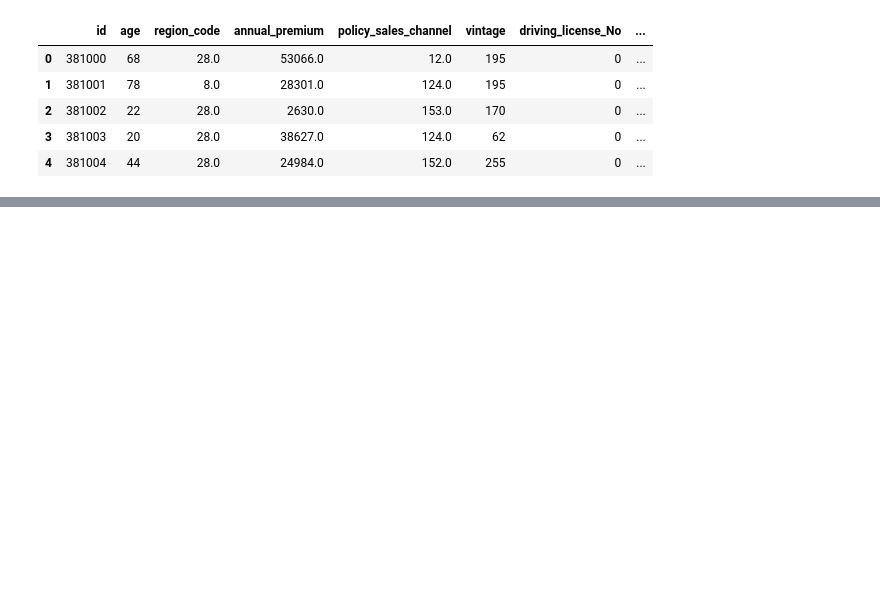
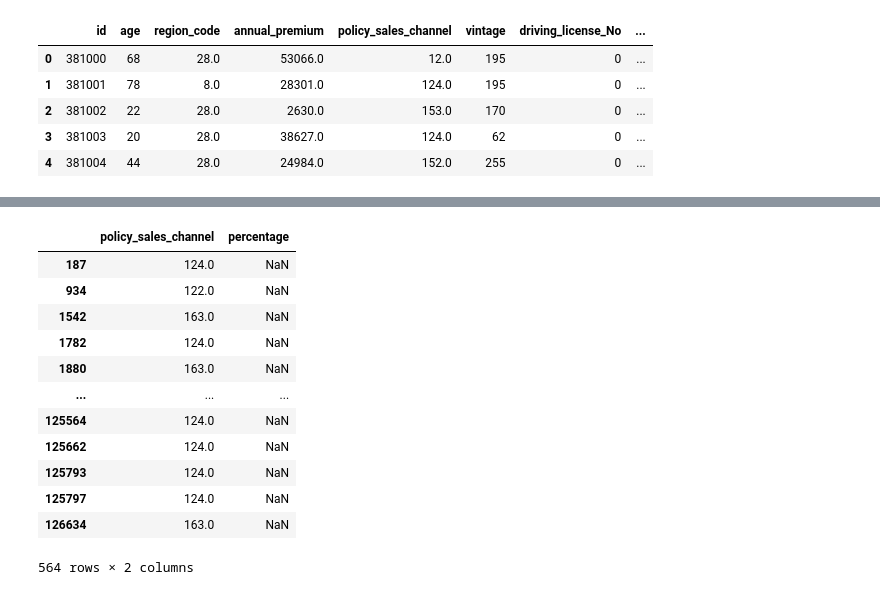
Before and after one commit to tlex-web/data_analysis_crisp_dm, a Jupyter notebook: crisp_dm_python/notebooks/deployment.ipynb, the cells around one changed output, grey strips where cells are left out. Saved outputs shown, nothing was run; the diff lists cells and outputs as text; code cells hidden in the pictures; blank space fills up the shorter version.

```diff
--- a/crisp_dm_python/notebooks/deployment.ipynb
+++ b/crisp_dm_python/notebooks/deployment.ipynb
@@ -92,0 +196,56 @@ Name: y_pred, dtype: float64
+# %%
+# Prozentuale Verteilung je Kategorie in policy_sales_channel absteigend nach
+# den höchsten Werten in einem df ablegen
+df_policy_sales_channel = pd.DataFrame(df_positive['policy_sales_channel'])
+df_policy_sales_channel['percentage'] = round(df_positive['policy_sales_channel'].value_counts(normalize=True).to_frame().sort_index(), 4)
+df_policy_sales_channel_index = df_policy_sales_channel[df_policy_sales_channel['policy_sales_channel'] < 0.1].index
+
+df_policy_sales_channel = df_policy_sales_channel.drop(df_policy_sales_channel_index)
+
+trace = [
+    # Barchart für die Verteilung insgesamt
+    go.Bar(x=df_policy_sales_channel['policy_sales_channel'].index,
+           y=df_policy_sales_channel['percentage'],
+           opacity=0.8,
+           name="total",
+           hoverinfo="y",
+           marker=dict(
+               color=df_policy_sales_channel['policy_sales_channel'],
+               colorscale='ice',
+               reversescale=True,
+               showscale=True)
+           )
+
+
+]
+
+# Layout des Plots definieren
+layout = go.Layout(title=dict(text='Policy Sales Channel', y=.95),
+                   plot_bgcolor='rgb(240, 240, 240)',
+                   autosize=True,
+                   xaxis=dict(title="Policy Sales Channel",
+                              titlefont=dict(size=16),
+                              tickmode="linear"),
+                   yaxis=dict(title="%",
+                              titlefont=dict(size=17)),
+                   )
+
+
+fig = dict(data=trace, layout=layout)
+py.iplot(fig)
+# %%
+df_policy_sales_channel
+# %% [output]
+|  | policy_sales_channel | percentage |
+| 187 | 124.0 | NaN |
+| 934 | 122.0 | NaN |
+| 1542 | 163.0 | NaN |
+| 1782 | 124.0 | NaN |
+| 1880 | 163.0 | NaN |
+| ... | ... | ... |
+| 125564 | 124.0 | NaN |
+| 125662 | 124.0 | NaN |
+| 125793 | 124.0 | NaN |
+| 125797 | 124.0 | NaN |
+| 126634 | 163.0 | NaN |
+564 rows × 2 columns
```
Also changed, not shown: parts of 8 cells of this notebook.
